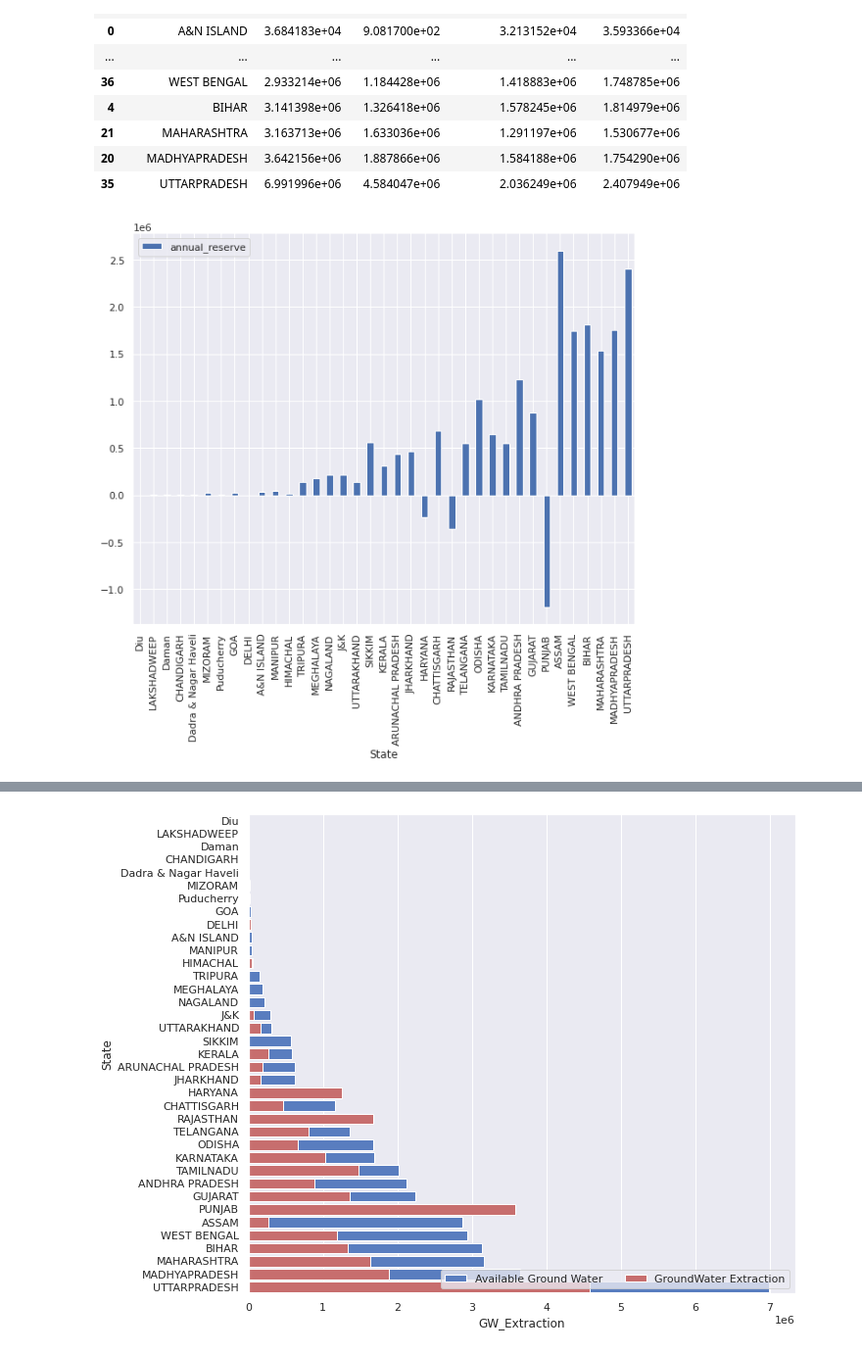
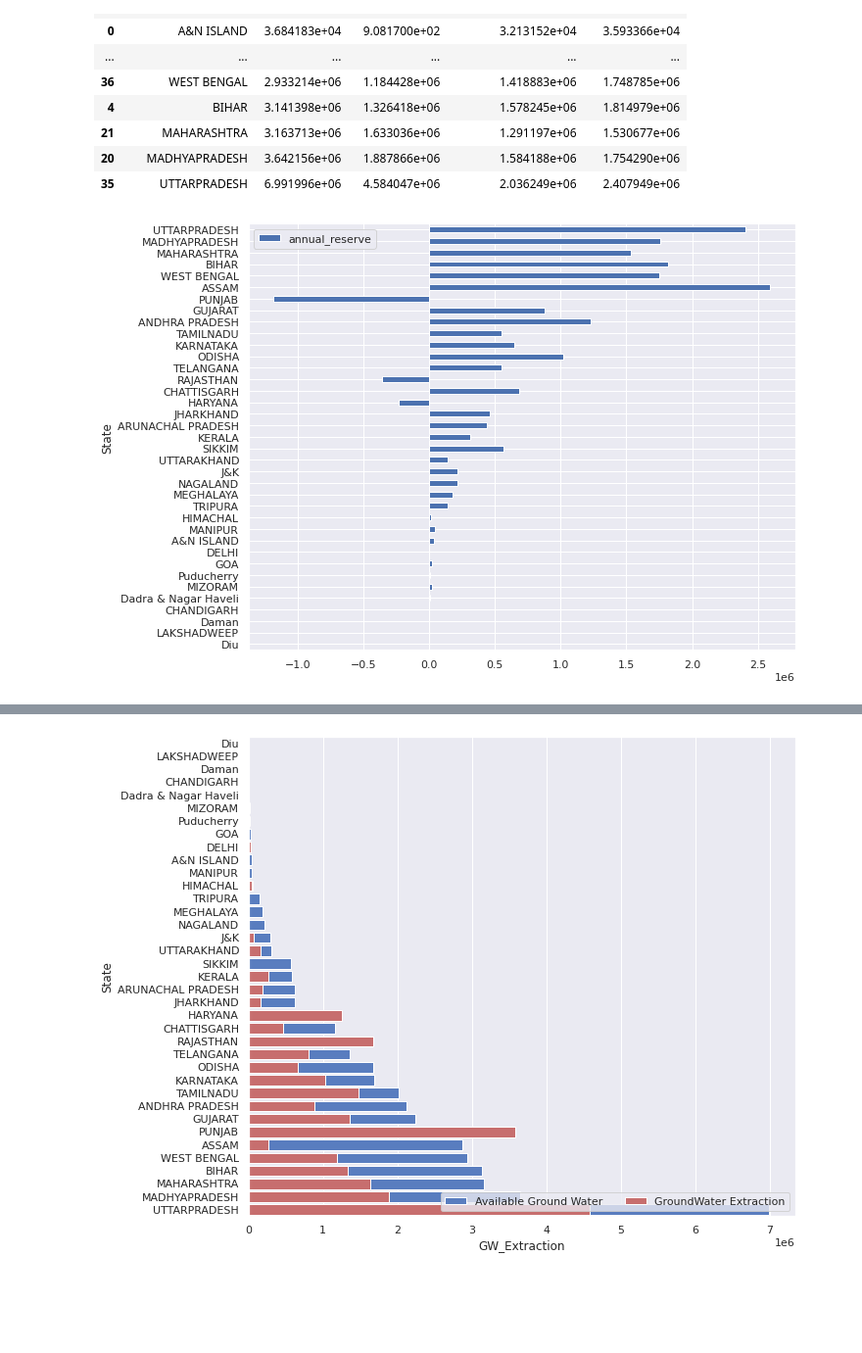
Before and after one commit to Sagu12/all-projects, a Jupyter notebook: PANDAS_GROUPBY_RAINFALL_ANALYSIS.ipynb, the cells around one changed output, grey strips where cells are left out. Shown at 98% size. Cells and saved outputs as stored; diff of their text form; code cells hidden in the pictures; blank space fills up the shorter version.

```diff
--- a/PANDAS_GROUPBY_RAINFALL_ANALYSIS.ipynb
+++ b/PANDAS_GROUPBY_RAINFALL_ANALYSIS.ipynb
@@ -156,10 +156,10 @@ dfnew
 | 20 | MADHYAPRADESH | 3.642156e+06 | 1.887866e+06 | 1.584188e+06 | 1.754290e+06 |
 | 35 | UTTARPRADESH | 6.991996e+06 | 4.584047e+06 | 2.036249e+06 | 2.407949e+06 |
 # %%
-dfnew.plot.bar(x="State", y="annual_reserve", figsize=(10,8))
+dfnew.plot.barh(x="State", y="annual_reserve", figsize=(10,8))
 plt.show()
 # %% [output]
-[figure, old version]
+[figure, new version]
 # %%
 
 
```
Also changed, not shown: parts of 9 cells of this notebook.
